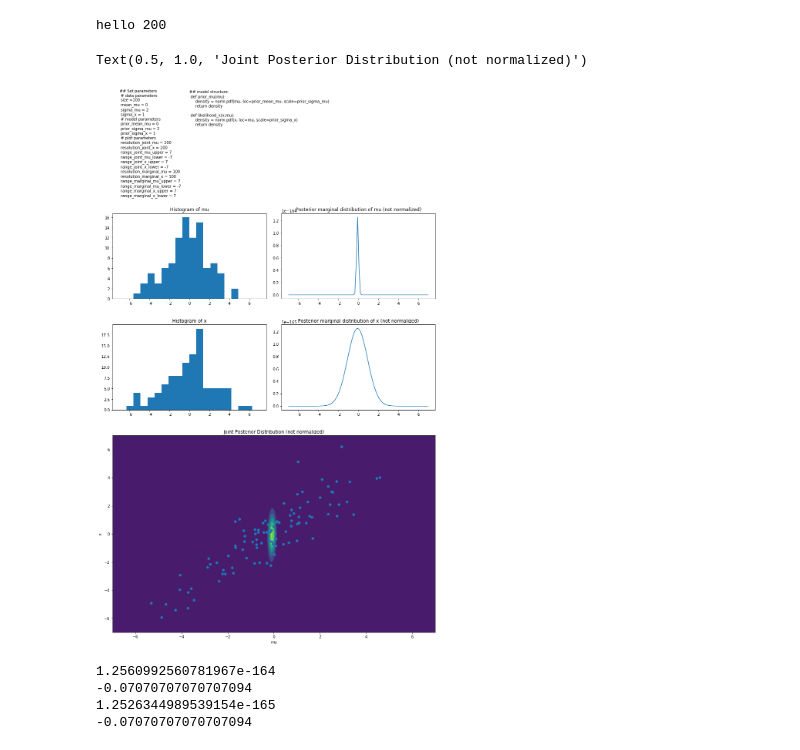
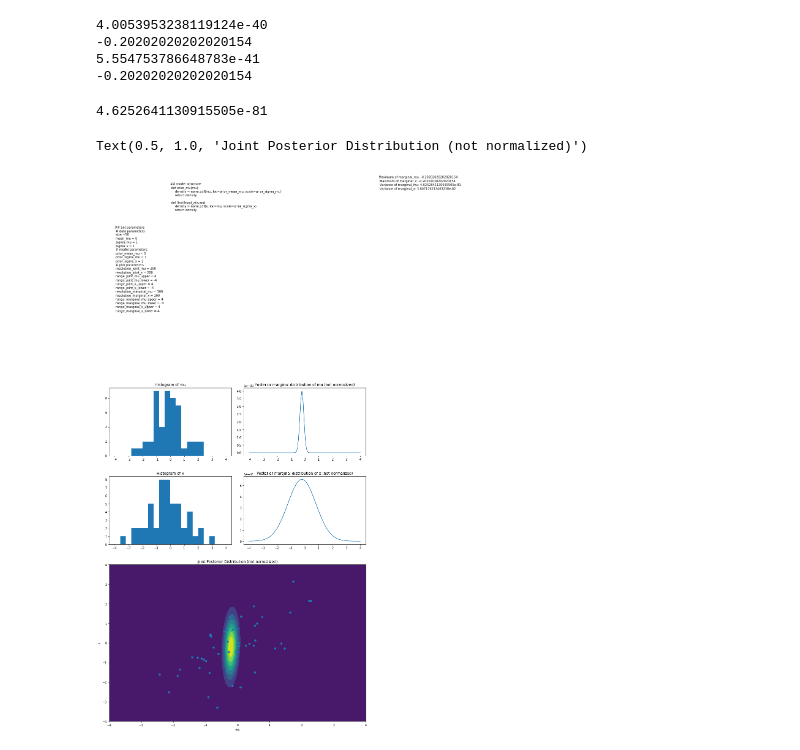
Before and after one commit to jong42/Master_Thesis_CDS, a Jupyter notebook: basic_manual_example.ipynb, the cells around one changed output. Cells and saved outputs as stored; diff of their text form; code cells hidden in the pictures.

Commit message:
Add display of variance and maximum

```diff
--- a/basic_manual_example.ipynb
+++ b/basic_manual_example.ipynb
@@ -14,29 +14,29 @@ np.random.seed(2)
 ## Set parameters
 
 # data parameters
-size = 100
+size = 50
 mean_mu = 0
-sigma_mu = 2
+sigma_mu = 1
 sigma_x = 1
 
 # model parameters
 prior_mean_mu = 0
-prior_sigma_mu = 2
+prior_sigma_mu = 1
 prior_sigma_x = 1
 
 # plot parameters
 resolution_joint_mu = 200
 resolution_joint_x = 200
-range_joint_mu_upper = 7
-range_joint_mu_lower = -7
-range_joint_x_upper = 7
-range_joint_x_lower = -7
+range_joint_mu_upper = 4
+range_joint_mu_lower = -4
+range_joint_x_upper = 4
+range_joint_x_lower = -4
 resolution_marginal_mu = 100
 resolution_marginal_x = 100
-range_marginal_mu_upper = 7
-range_marginal_mu_lower = -7
-range_marginal_x_upper = 7
-range_marginal_x_lower = -7
+range_marginal_mu_upper = 4
+range_marginal_mu_lower = -4
+range_marginal_x_upper = 4
+range_marginal_x_lower = -4
 # %%
 ## Generate data
 mu = np.random.normal(mean_mu,sigma_mu,size=size)
@@ -116,10 +116,23 @@ range_marginals_x  = np.linspace(range_marginal_x_lower, range_marginal_x_upper,
 
 marginals_mu = [posterior_marginal_mu_without_normalizing_constant(mu,X) for mu in range_marginals_mu]
 marginals_x = [posterior_marginal_x_without_normalizing_constant(x,X) for x in range_marginals_x]
-# %%
-print('hello' ,resolution_joint_mu)
-# %% [output]
-hello 200
+# %%
+## Calculate aggregations
+
+mu_max = max(marginals_mu)
+mu_max_index = marginals_mu.index(mu_max)
+mu_max_plot_position = range_marginals_mu[mu_max_index]
+
+
+x_max = max(marginals_x)
+x_max_index = marginals_x.index(x_max)
+x_max_plot_position = range_marginals_x[x_max_index]
+# %% [output]
+4.0053953238119124e-40
+-0.20202020202020154
+5.554753786648783e-41
+-0.20202020202020154
+4.6252641130915505e-81
 # %%
 ## Plot posterior distributions
 
@@ -162,51 +175,36 @@ def prior_mu(mu): \n \
     return density \n \
  \n \
 def likelihood_x(x,mu): \n \
     density = norm.pdf(x, loc=mu, scale=prior_sigma_x) \n \
     return density')
 
-
+plt.text(15,36.5,
+'Maximum of marginal_mu: ' + str(mu_max_plot_position) + '\n \
+Maximum of marginal_x: ' + str(x_max_plot_position) + '\n \
+Variance of marginal_mu: ' + str(np.var(marginals_mu)) + '\n \
+Variance of marginal_x: ' + str(np.var(marginals_x)) + '\n ')
 
 plt.subplot(vis_grid[0, 1:])
 plt.plot(range_marginals_mu, marginals_mu)
 plt.title('Posterior marginal distribution of mu (not normalized)')
 plt.subplot(vis_grid[1, :])
 
 plt.subplot(vis_grid[1, 0])
 hist(X,range=[range_marginal_x_lower,range_marginal_x_upper],bins=20)
 plt.title('Histogram of x')
 
 plt.subplot(vis_grid[1, 1:])
 plt.plot(range_marginals_x, marginals_x)
 plt.title('Posterior marginal distribution of x (not normalized)')
 
 plt.subplot(vis_grid[2:4, :])
 cnt = contourf(mu_plot, x_plot, grid)
 plt.xlabel('mu')
 plt.ylabel('x')
 plt.ylim((range_joint_x_lower,range_joint_x_upper))
 plt.xlim((range_joint_mu_lower,range_joint_mu_upper))
 _ = plt.scatter(mu, X)
 plt.title('Joint Posterior Distribution (not normalized)')
 # %% [output]
 Text(0.5, 1.0, 'Joint Posterior Distribution (not normalized)')
-[figure, old version]
+[figure, new version]
-# %%
-mu_max = max(marginals_mu)
-mu_max_index = marginals_mu.index(mu_max)
-mu_max_plot_position = range_marginals_mu[mu_max_index]
-
-print(mu_max)
-print(mu_max_plot_position)
-
-x_max = max(marginals_x)
-x_max_index = marginals_x.index(x_max)
-x_max_plot_position = range_marginals_x[x_max_index]
-
-print(x_max)
-print(x_max_plot_position)
-# %% [output]
-1.2560992560781967e-164
--0.07070707070707094
-1.2526344989539154e-165
--0.07070707070707094
```
